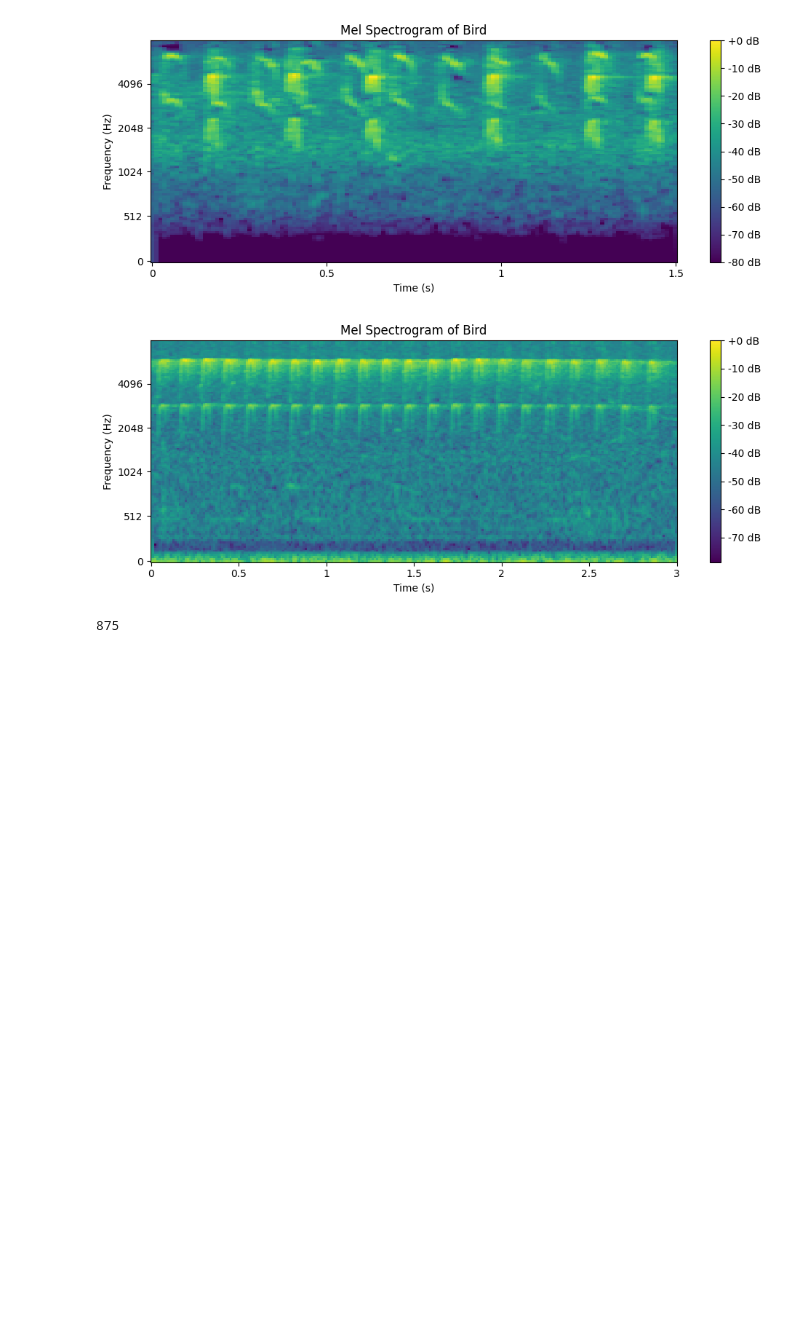
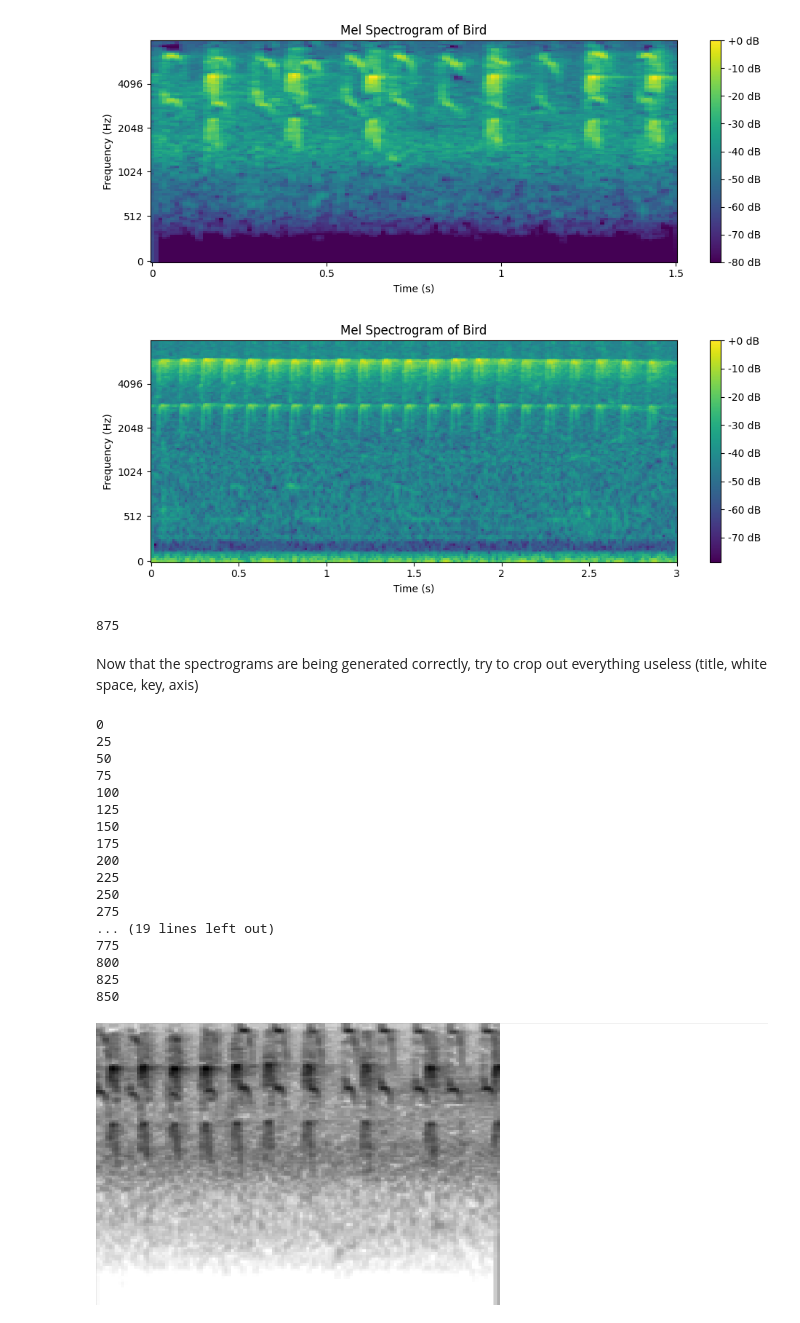
Before and after one commit to smadan755/DeepAudioNet, a Jupyter notebook: src/librosa_test.ipynb, the cells around one changed output. Drawn from its saved outputs; the diff is of its cells as text; code cells hidden in the pictures; blank space fills up the shorter version.

```diff
--- a/src/librosa_test.ipynb
+++ b/src/librosa_test.ipynb
@@ -158,3 +191,56 @@ for i in range(3):
 print(len(spectrogram_list))
 # %% [output]
 875
+# %% [markdown]
+Now that the spectrograms are being generated correctly, try to crop out everything useless (title, white space, key, axis)
+# %%
+# Creates spectrograms and crops images to size
+images_crop = []
+image_num = 0
+
+# Crop spectrograms
+for spec, label, sr in spectrogram_list:
+    img = plt.figure(figsize=(10, 4))
+    librosa.display.specshow(spec, sr=sr, x_axis="time", y_axis="mel", fmax=8000, cmap="Grays")
+    plt.colorbar(format="%+2.0f dB")
+    plt.title("Mel Spectrogram of " + label)
+    plt.xlabel("Time (s)")
+    plt.xlim((0, 2.5))
+    plt.ylabel("Frequency (Hz)")
+    plt.tight_layout()
+    # plt.show()
+
+    # save as PNG
+    img.savefig('spec_im.png')
+
+    with Image.open('spec_im.png') as im:
+        #https://pillow.readthedocs.io/en/stable/reference/Image.html#PIL.Image.Image.crop
+        im_crop = im.crop((81, 38, 803, 341))
+        images_crop.append(im_crop)
+
+    plt.close()
+
+    if (image_num % 100) == 0:
+        print(image_num)
+    image_num += 1
+
+images_crop[0]
+# %% [output]
+0
+25
+50
+75
+100
+125
+150
+175
+200
+225
+250
+275
+... (19 lines left out)
+775
+800
+825
+850
+[figure, added]
```
Also changed, not shown: parts of 5 cells of this notebook, 1 other file.
